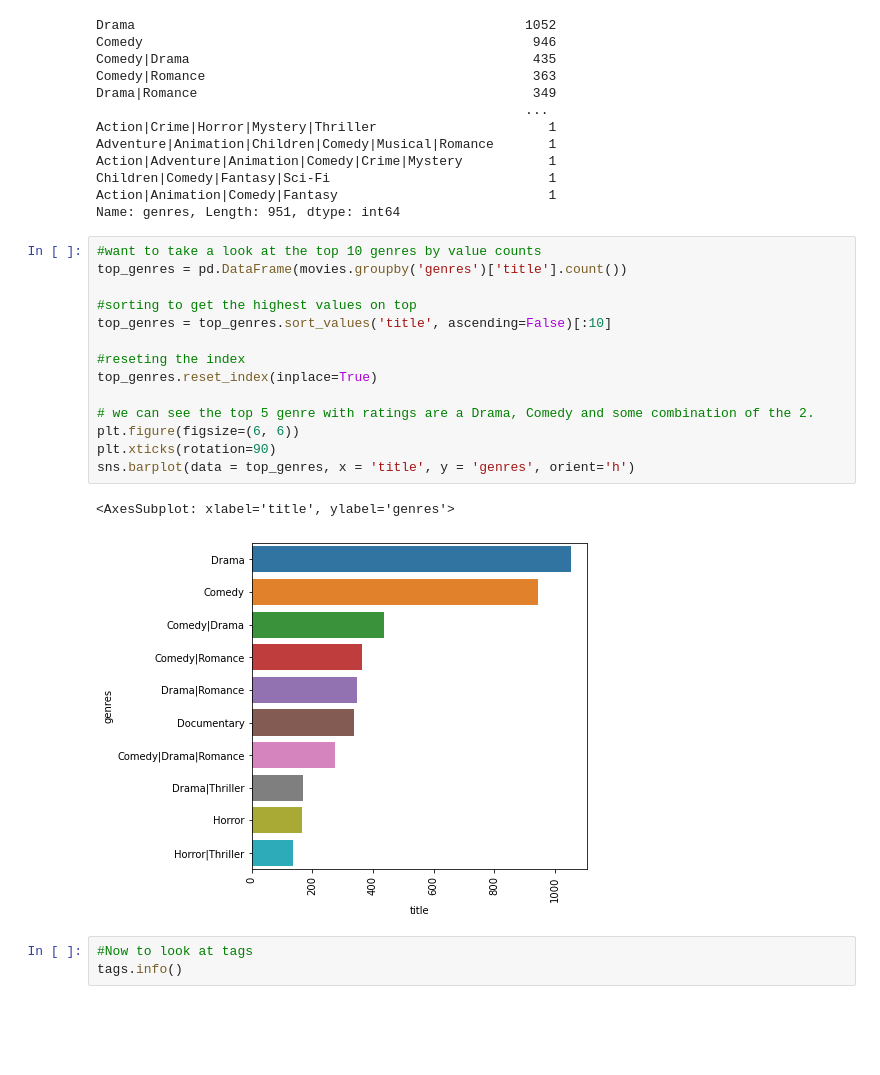
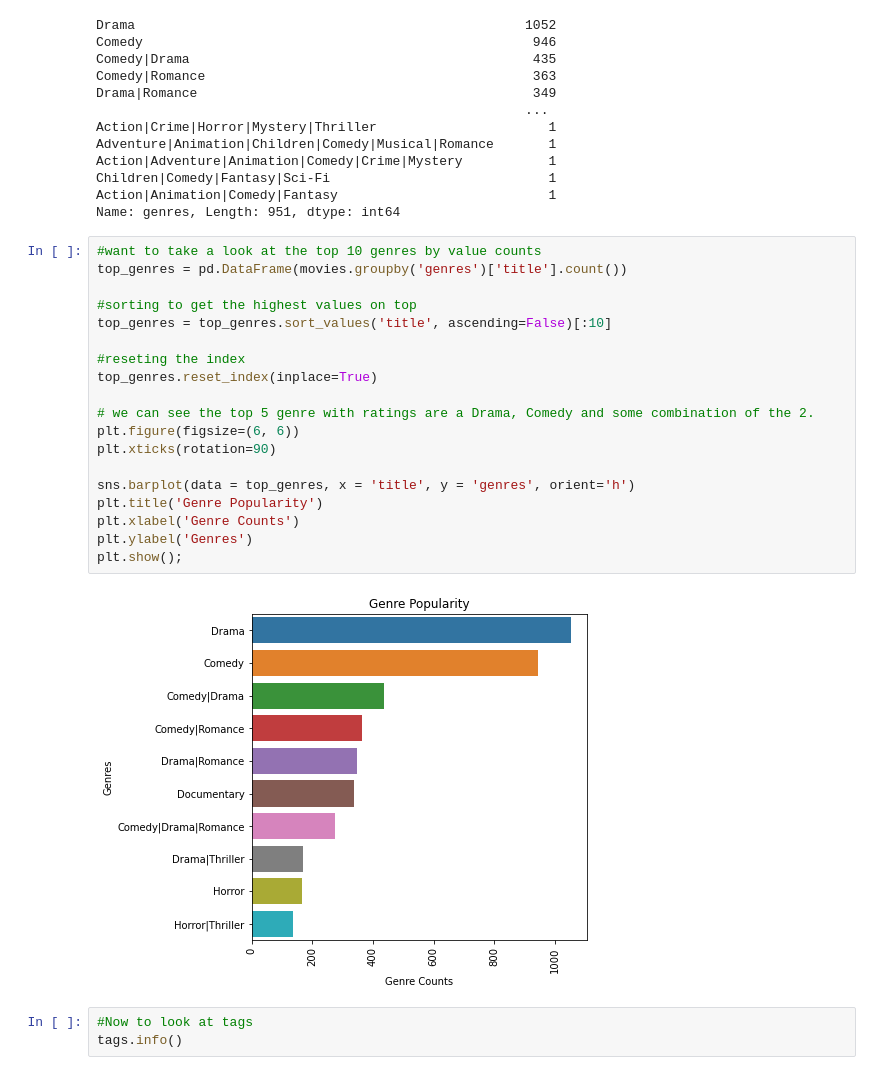
Before and after one commit to arunmalik1/MovieLens_Recommendations, a Jupyter notebook: MovieLens_Modeling.ipynb, the cells around one changed output. Drawn from its saved outputs; the diff is of its cells as text; blank space fills up the shorter version.

```diff
--- a/MovieLens_Modeling.ipynb
+++ b/MovieLens_Modeling.ipynb
@@ -281,20 +281,24 @@ Name: genres, Length: 951, dtype: int64
 # %%
 #want to take a look at the top 10 genres by value counts
 top_genres = pd.DataFrame(movies.groupby('genres')['title'].count())
 
 #sorting to get the highest values on top
 top_genres = top_genres.sort_values('title', ascending=False)[:10]
 
 #reseting the index
 top_genres.reset_index(inplace=True)
 
 # we can see the top 5 genre with ratings are a Drama, Comedy and some combination of the 2.
 plt.figure(figsize=(6, 6))
 plt.xticks(rotation=90)
+
 sns.barplot(data = top_genres, x = 'title', y = 'genres', orient='h')
+plt.title('Genre Popularity')
+plt.xlabel('Genre Counts')
+plt.ylabel('Genres')
+plt.show();
 # %% [output]
-<AxesSubplot: xlabel='title', ylabel='genres'>
-[figure, old version]
+[figure, new version]
 # %%
 #Now to look at tags
 tags.info()
```
Also changed, not shown: parts of 4 cells of this notebook, 5 other files.
